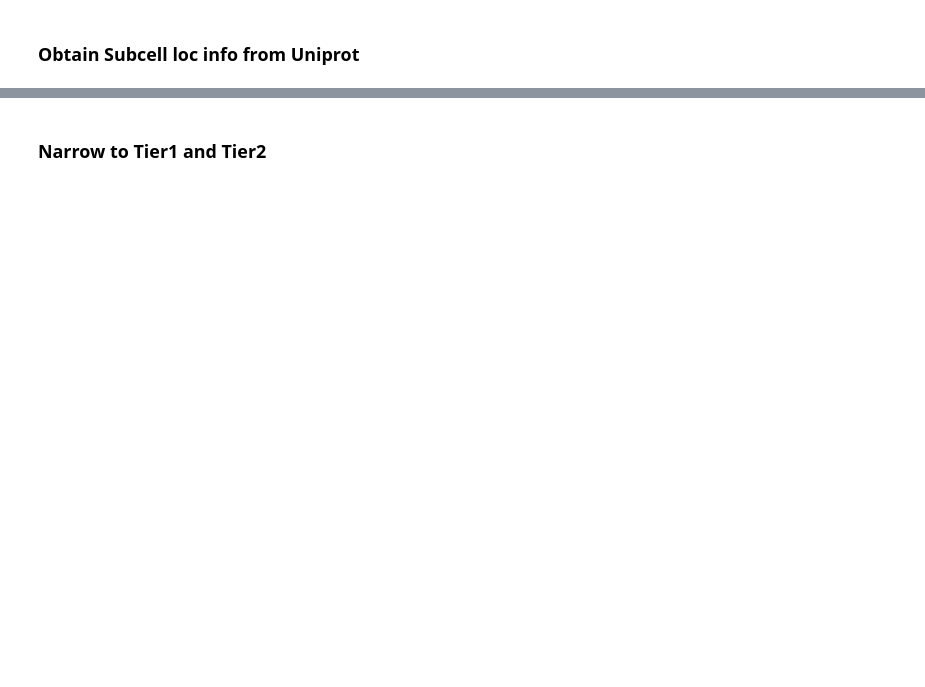
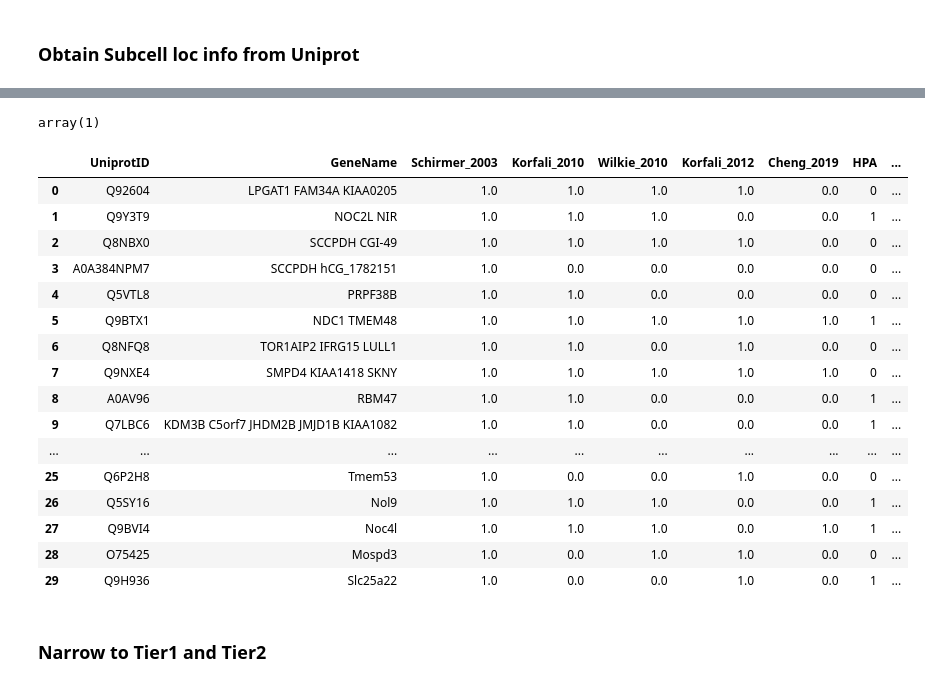
Before and after one commit to shokenlee/Nuclear_proteome, a Jupyter notebook: MergingNEProteome.ipynb, the cells around one changed output, grey strips where cells are left out. Cells and saved outputs as stored; diff of their text form; code cells hidden in the pictures; blank space fills up the shorter version.

Commit message:
UP loc evidence ID done

```diff
--- a/MergingNEProteome.ipynb
+++ b/MergingNEProteome.ipynb
@@ -402 +339,56 @@ for i, entry in enumerate(df.UniprotID):
+# %%
+good_evidence = ['ECO:0000269', # experimental
+                 'ECO:0000305', # inferrence from paper
+                 'ECO:0000250', # seq similarity
+                 'ECO:0000255', # seq model
+                 'ECO:0000312', # imported from other database
+                 'ECO:0007744'] # a combination of experimental and computational evidence
+
+def checkEvidence(x):
+    if x in good_evidence:
+        return True
+    else:
+        return False
+# %%
+import numpy as np
+np.where((True|False), 1, 0)
+# %% [output]
+array(1)
+# %%
+five_papers = ['12958361', '20693407', '20876400', '22990521', '31142202']
+def checkPMID(x):
+    return_value = 0
+    for pmid in five_papers:
+        if pmid in x:
+            return_value = 1
+
+    return return_value
+# %%
+# Uniprot score
+# check if certain evidenceCode is in either evidence_NE or _ER
+df['Uniprot_subCell'] = np.where((df['Uniprot_Subcell_evi_NE'].apply(str).apply(checkEvidence) | df['Uniprot_Subcell_evi_ER'].apply(str).apply(checkEvidence)), 1, 0)
+# df['Uniprot_subCell'] = df.Uniprot_Subcell_evi_ER.apply(lambda x: 1 if checkEvidence(x) else 0)
+# %%
+# df['Uniprot_Subcell_pmid-NE-ER'] = df['Uniprot_Subcell_pmid-NE-ER'].apply(str)
+df['5_papers'] = df['Uniprot_Subcell_pmid-NE-ER'].apply(str).apply(checkPMID)
+# %%
+df.head(n=30)
+# %% [output]
+|  | UniprotID | GeneName | Schirmer_2003 | Korfali_2010 | Wilkie_2010 | Korfali_2012 | Cheng_2019 | HPA | ... |
+| 0 | Q92604 | LPGAT1 FAM34A KIAA0205 | 1.0 | 1.0 | 1.0 | 1.0 | 0.0 | 0 | ... |
+| 1 | Q9Y3T9 | NOC2L NIR | 1.0 | 1.0 | 1.0 | 0.0 | 0.0 | 1 | ... |
+| 2 | Q8NBX0 | SCCPDH CGI-49 | 1.0 | 1.0 | 1.0 | 1.0 | 0.0 | 0 | ... |
+| 3 | A0A384NPM7 | SCCPDH hCG_1782151 | 1.0 | 0.0 | 0.0 | 0.0 | 0.0 | 0 | ... |
+| 4 | Q5VTL8 | PRPF38B | 1.0 | 1.0 | 0.0 | 0.0 | 0.0 | 0 | ... |
+| 5 | Q9BTX1 | NDC1 TMEM48 | 1.0 | 1.0 | 1.0 | 1.0 | 1.0 | 1 | ... |
+| 6 | Q8NFQ8 | TOR1AIP2 IFRG15 LULL1 | 1.0 | 1.0 | 0.0 | 1.0 | 0.0 | 0 | ... |
+| 7 | Q9NXE4 | SMPD4 KIAA1418 SKNY | 1.0 | 1.0 | 1.0 | 1.0 | 1.0 | 0 | ... |
+| 8 | A0AV96 | RBM47 | 1.0 | 1.0 | 0.0 | 0.0 | 0.0 | 1 | ... |
+| 9 | Q7LBC6 | KDM3B C5orf7 JHDM2B JMJD1B KIAA1082 | 1.0 | 1.0 | 0.0 | 0.0 | 0.0 | 1 | ... |
+| ... | ... | ... | ... | ... | ... | ... | ... | ... | ... |
+| 25 | Q6P2H8 | Tmem53 | 1.0 | 0.0 | 0.0 | 1.0 | 0.0 | 0 | ... |
+| 26 | Q5SY16 | Nol9 | 1.0 | 1.0 | 1.0 | 0.0 | 0.0 | 1 | ... |
+| 27 | Q9BVI4 | Noc4l | 1.0 | 1.0 | 1.0 | 0.0 | 1.0 | 1 | ... |
+| 28 | O75425 | Mospd3 | 1.0 | 0.0 | 1.0 | 1.0 | 0.0 | 0 | ... |
+| 29 | Q9H936 | Slc25a22 | 1.0 | 0.0 | 0.0 | 1.0 | 0.0 | 1 | ... |
 # %%
```
Also changed, not shown: parts of 18 cells of this notebook.
